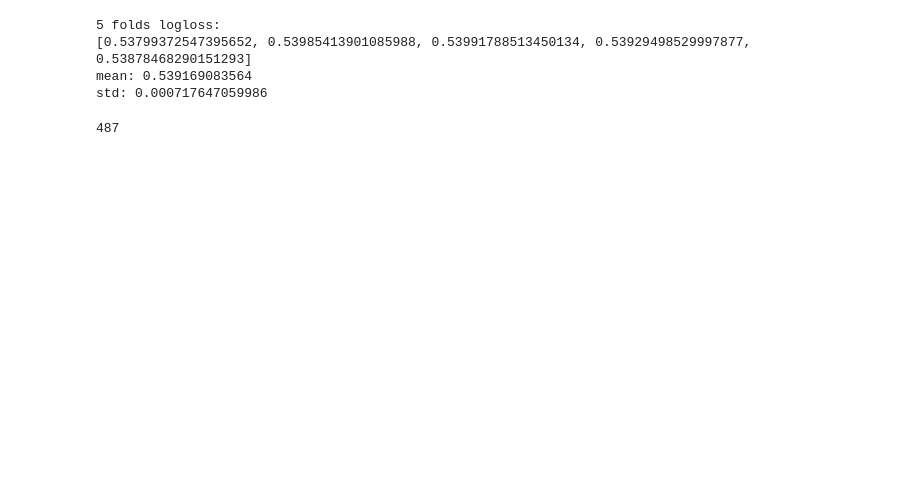
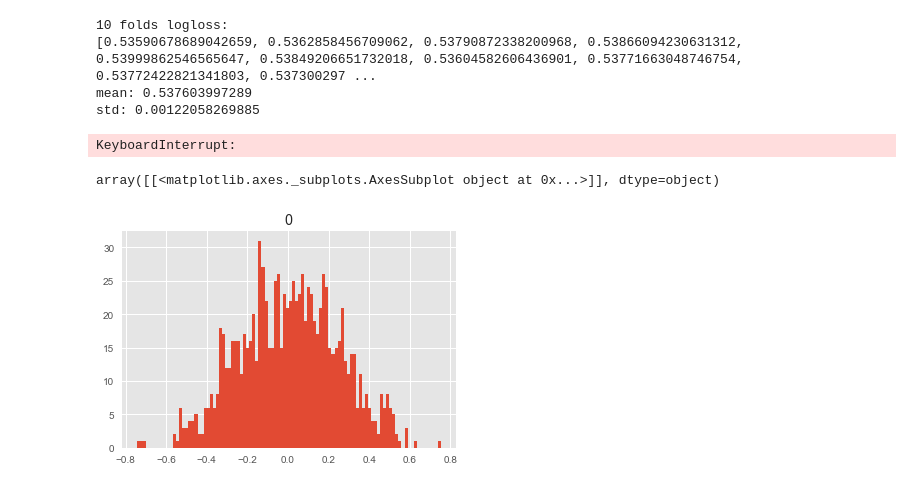
Before and after one commit to mortido/ML-Boot-Camp-V, a Jupyter notebook: models-main.ipynb, the cells around one changed output. Cells and saved outputs as stored; diff of their text form; code cells hidden in the pictures; blank space fills up the shorter version.

```diff
--- a/models-main.ipynb
+++ b/models-main.ipynb
@@ -385,26 +118,34 @@ mean_columns = [
 # %%
 params = {
-    'colsample_bytree': 0.8,
-    'learning_rate': 0.1,
-    'n_estimators': 224,
-    'subsample': 0.8,
+#     'colsample_bytree': 0.8,
+#     'learning_rate': 0.1,
+#     'n_estimators': 224,
+#     'subsample': 0.8,
 
-    'n_jobs': 4,
+    'colsample_bytree': 0.875,
+     'gamma': 0.05,
+     'learning_rate': 0.02,
+     'max_depth': 5,
+     'min_child_weight': 5,
+     'n_estimators': 369,
+
+     'reg_alpha': 0,
+     'reg_lambda': 10,
+     'subsample': 0.7,
+
+    'n_jobs': 1,
     'random_state': 2707,
     'silent': True,
 }
 
-utils.execute_model(xgb.XGBClassifier(**params),
+utils.execute_model(wrap_classifier(xgb.XGBClassifier(**params)),
               X_train,
               y_train,
-#               X_test,
-#               model_name="model1+",
-               mean_columns = mean_columns,
-              use_columns = use_columns,
-#               n_splits=15,
+              X_test,
+              model_name="model1-",
+              n_splits=15,
               n_folds=10,
               stratification_groups=strat,
-              alpha=13,
 #                     verbose=0
              )
 gc.collect()
@@ -442,9 +183,26 @@ gc.collect()
 
 # mean: 0.538881035549
 # std: 0.00142658306865
+
+# mean: 0.538080355085
+# std: 0.00125409431762
+
+# 10 folds logloss:
+# mean: 0.53759902514
+# std: 0.00131889611442
+# 15 Splits logloss:
+# mean: 0.537692124543
+# std: 0.000680289255263
+
+#  0.537553658624
 # %% [output]
-5 folds logloss:
-[0.53799372547395652, 0.53985413901085988, 0.53991788513450134, 0.53929498529997877, 0.53878468290151293]
-mean: 0.539169083564
-std: 0.000717647059986
+10 folds logloss:
+[0.53590678689042659, 0.5362858456709062, 0.53790872338200968, 0.53866094230631312, 0.53999862546565647, 0.53849206651732018, 0.53604582606436901, 0.53771663048746754, 0.53772422821341803, 0.537300297 ...
+mean: 0.537603997289
+std: 0.00122058269885
-487
+KeyboardInterrupt:
+# %%
+pd.DataFrame(np.random.normal(scale=0.25, size=(1000,1))).hist(bins=100)
+# %% [output]
+array([[<matplotlib.axes._subplots.AxesSubplot object at 0x...>]], dtype=object)
+[figure, added]
```
Also changed, not shown: parts of 35 cells of this notebook, 5 other files.
